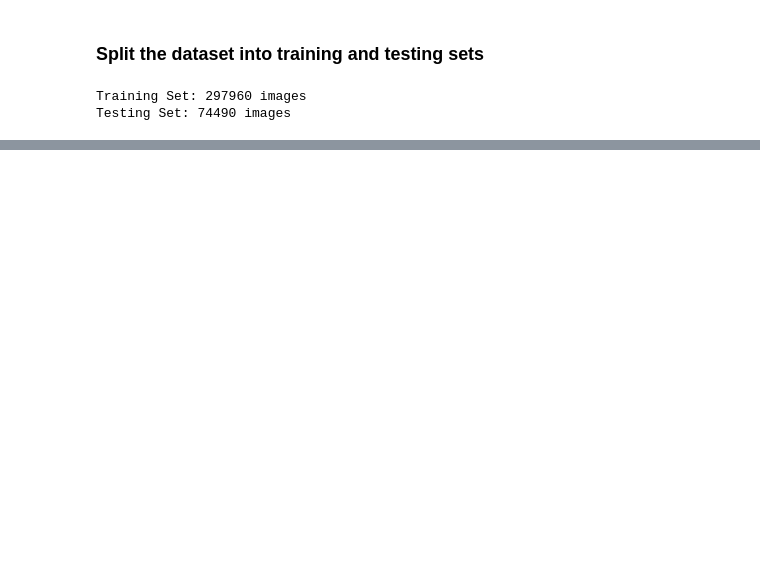
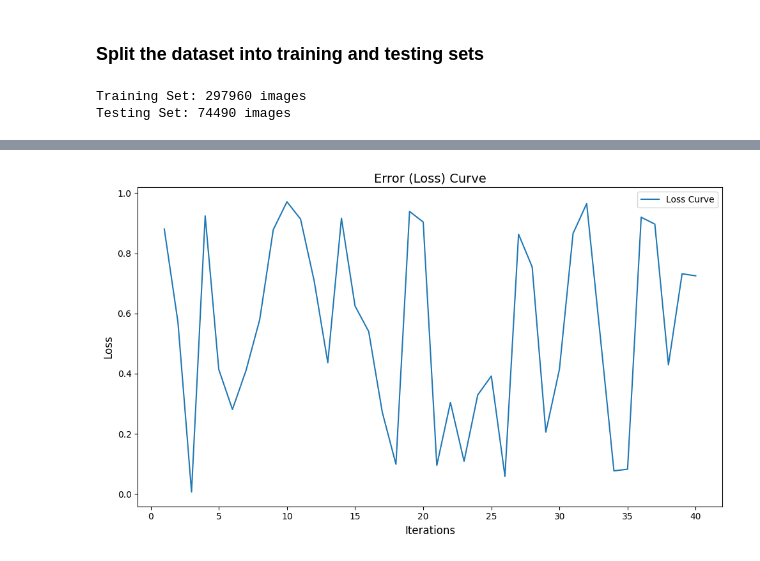
Before and after one commit to iSeFz/ML_Project, a Jupyter notebook: main.ipynb, the cells around one changed output, grey strips where cells are left out. Drawn from its saved outputs; the diff is of its cells as text; code cells hidden in the pictures; blank space fills up the shorter version.

```diff
--- a/main.ipynb
+++ b/main.ipynb
@@ -95,0 +189,15 @@ Testing Set: 74490 images
+# %%
+# Loss Curve
+iterations = np.arange(1, max_iters + 1)
+loss_curve = np.random.rand(max_iters)
+plt.figure(figsize=(10, 6))
+plt.plot(iterations, loss_curve, label="Loss Curve")
+plt.title("Error (Loss) Curve", fontsize=14)
+plt.xlabel("Iterations", fontsize=12)
+plt.ylabel("Loss", fontsize=12)
+plt.legend()
+plt.tight_layout()
+plt.savefig("error_curve.png")
+plt.show()
+# %% [output]
+[figure, added]
```
Also changed, not shown: parts of 13 cells of this notebook, 1 other file.
